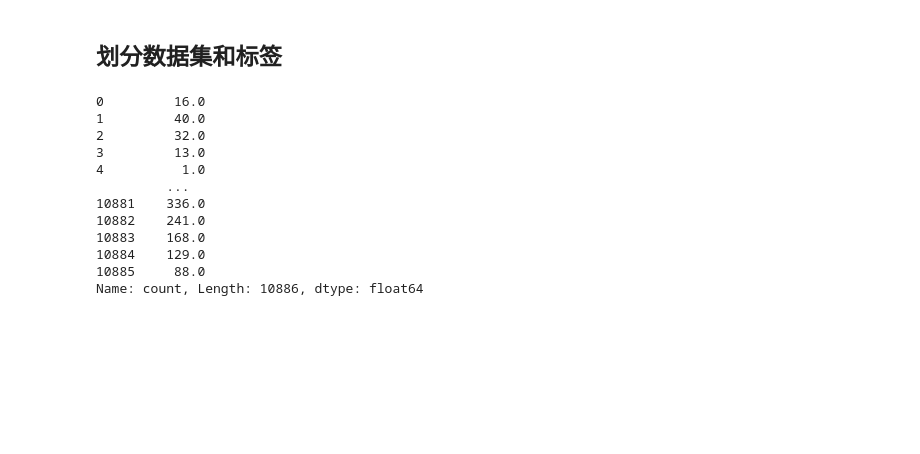
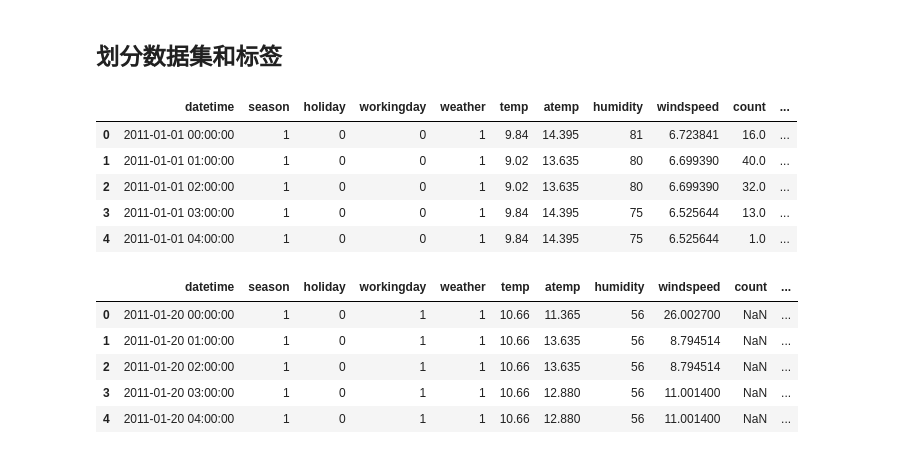
Before and after one commit to Giyn/BikeSharingDemand, a Jupyter notebook: FeatureEngineering.ipynb, the cells around one changed output. Drawn from its saved outputs; the diff is of its cells as text; code cells hidden in the pictures; blank space fills up the shorter version.

```diff
--- a/FeatureEngineering.ipynb
+++ b/FeatureEngineering.ipynb
@@ -151,18 +149,19 @@ train_labels = train_data["count"]
-# %%
-print(train_labels)
-# %% [output]
-0         16.0
-1         40.0
-2         32.0
-3         13.0
-4          1.0
-         ...
-10881    336.0
-10882    241.0
-10883    168.0
-10884    129.0
-10885     88.0
-Name: count, Length: 10886, dtype: float64
+# %%
+train_data.head()
+test_data.head()
+# %% [output]
+|  | datetime | season | holiday | workingday | weather | temp | atemp | humidity | windspeed | count | ... |
+| 0 | 2011-01-01 00:00:00 | 1 | 0 | 0 | 1 | 9.84 | 14.395 | 81 | 6.723841 | 16.0 | ... |
+| 1 | 2011-01-01 01:00:00 | 1 | 0 | 0 | 1 | 9.02 | 13.635 | 80 | 6.699390 | 40.0 | ... |
+| 2 | 2011-01-01 02:00:00 | 1 | 0 | 0 | 1 | 9.02 | 13.635 | 80 | 6.699390 | 32.0 | ... |
+| 3 | 2011-01-01 03:00:00 | 1 | 0 | 0 | 1 | 9.84 | 14.395 | 75 | 6.525644 | 13.0 | ... |
+| 4 | 2011-01-01 04:00:00 | 1 | 0 | 0 | 1 | 9.84 | 14.395 | 75 | 6.525644 | 1.0 | ... |
+|  | datetime | season | holiday | workingday | weather | temp | atemp | humidity | windspeed | count | ... |
+| 0 | 2011-01-20 00:00:00 | 1 | 0 | 1 | 1 | 10.66 | 11.365 | 56 | 26.002700 | NaN | ... |
+| 1 | 2011-01-20 01:00:00 | 1 | 0 | 1 | 1 | 10.66 | 13.635 | 56 | 8.794514 | NaN | ... |
+| 2 | 2011-01-20 02:00:00 | 1 | 0 | 1 | 1 | 10.66 | 13.635 | 56 | 8.794514 | NaN | ... |
+| 3 | 2011-01-20 03:00:00 | 1 | 0 | 1 | 1 | 10.66 | 12.880 | 56 | 11.001400 | NaN | ... |
+| 4 | 2011-01-20 04:00:00 | 1 | 0 | 1 | 1 | 10.66 | 12.880 | 56 | 11.001400 | NaN | ... |
 # %%
 features = ['season', 'holiday', 'workingday', 'weather', 'temp', 'atemp',
             'humidity', 'windspeed', 'year', 'month', 'weekday', 'hour']
```
Also changed, not shown: parts of 4 cells of this notebook.
